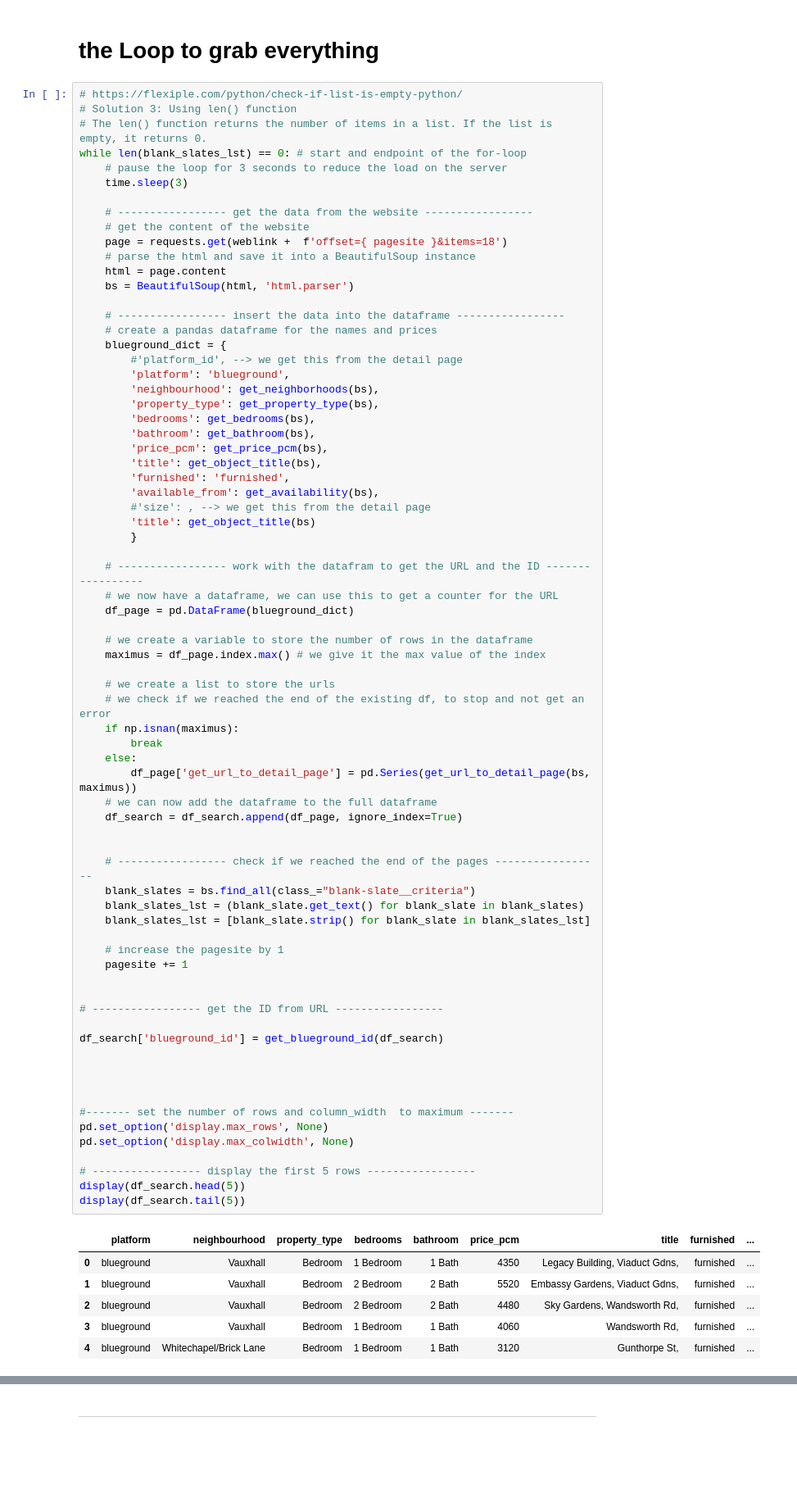
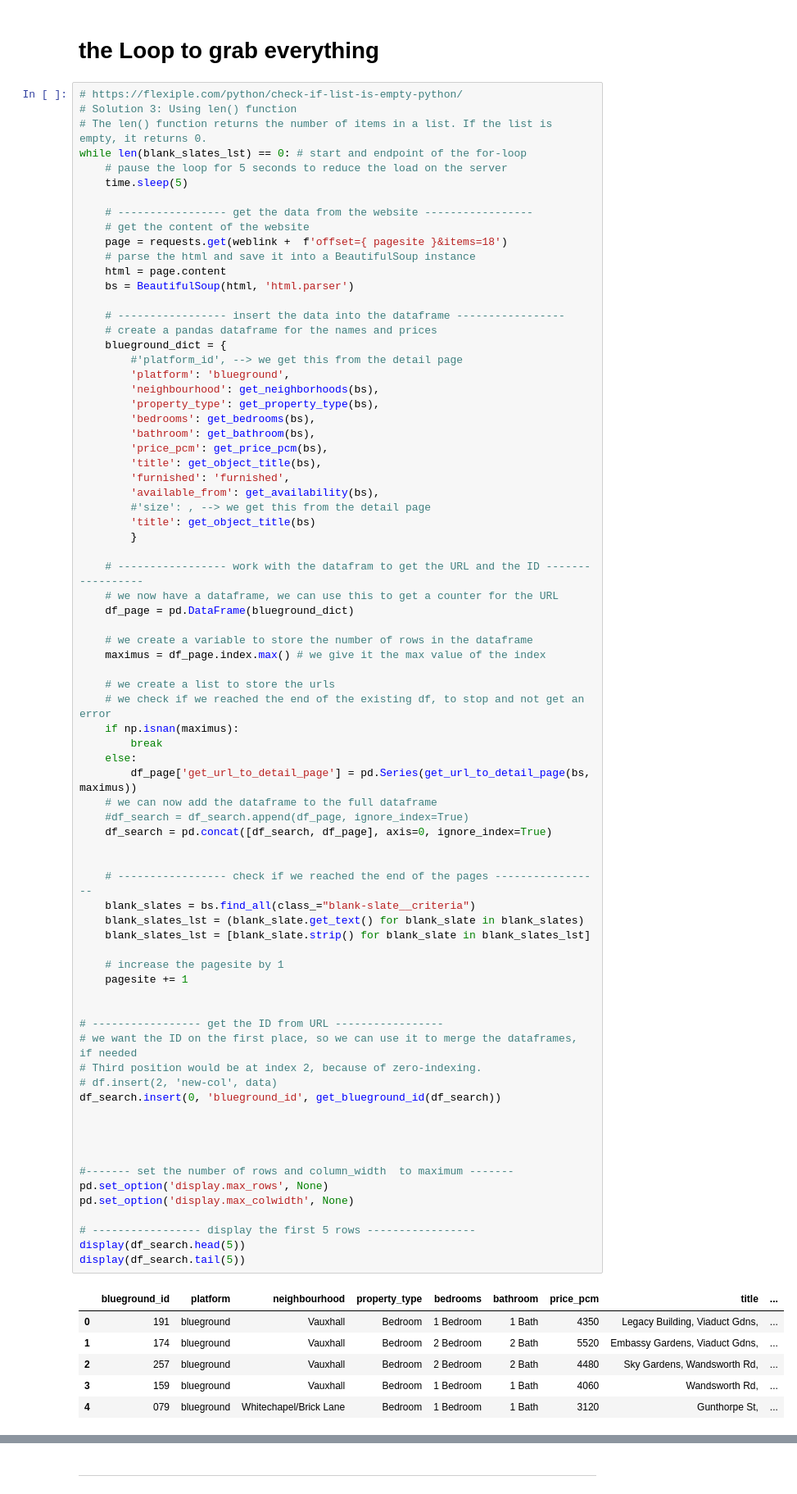
Before and after one commit to capstone-jmrs/capstone-proptech-repo, a Jupyter notebook: blueground_clean_markus.ipynb, the cells around one changed output, grey strips where cells are left out. Shown at 82% size. Cells and saved outputs as stored; diff of their text form; blank space fills up the shorter version.

```diff
--- a/blueground_clean_markus.ipynb
+++ b/blueground_clean_markus.ipynb
@@ -258,8 +258,8 @@ def get_url_to_detail_page(bs, maximus):
 # Solution 3: Using len() function
 # The len() function returns the number of items in a list. If the list is empty, it returns 0.
 while len(blank_slates_lst) == 0: # start and endpoint of the for-loop
-    # pause the loop for 3 seconds to reduce the load on the server
-    time.sleep(3)
+    # pause the loop for 5 seconds to reduce the load on the server
+    time.sleep(5)
 
     # ----------------- get the data from the website -----------------
     # get the content of the website
@@ -296,39 +296,42 @@ while len(blank_slates_lst) == 0: # start and endpoint of the for-loop
     # we check if we reached the end of the existing df, to stop and not get an error
     if np.isnan(maximus):
         break
     else:
         df_page['get_url_to_detail_page'] = pd.Series(get_url_to_detail_page(bs, maximus))
     # we can now add the dataframe to the full dataframe
-    df_search = df_search.append(df_page, ignore_index=True)
+    #df_search = df_search.append(df_page, ignore_index=True)
+    df_search = pd.concat([df_search, df_page], axis=0, ignore_index=True)
 
 
     # ----------------- check if we reached the end of the pages -----------------
     blank_slates = bs.find_all(class_="blank-slate__criteria")
     blank_slates_lst = (blank_slate.get_text() for blank_slate in blank_slates)
     blank_slates_lst = [blank_slate.strip() for blank_slate in blank_slates_lst]
 
     # increase the pagesite by 1
     pagesite += 1
 
 
 # ----------------- get the ID from URL -----------------
-
-df_search['blueground_id'] = get_blueground_id(df_search)
+# we want the ID on the first place, so we can use it to merge the dataframes, if needed
+# Third position would be at index 2, because of zero-indexing.
+# df.insert(2, 'new-col', data)
+df_search.insert(0, 'blueground_id', get_blueground_id(df_search))
 
 
 
 
 #------- set the number of rows and column_width  to maximum -------
 pd.set_option('display.max_rows', None)
 pd.set_option('display.max_colwidth', None)
 
 # ----------------- display the first 5 rows -----------------
 display(df_search.head(5))
 display(df_search.tail(5))
 # %% [output]
-|  | platform | neighbourhood | property_type | bedrooms | bathroom | price_pcm | title | furnished | ... |
-| 0 | blueground | Vauxhall | Bedroom | 1 Bedroom | 1 Bath | 4350 | Legacy Building, Viaduct Gdns, | furnished | ... |
-| 1 | blueground | Vauxhall | Bedroom | 2 Bedroom | 2 Bath | 5520 | Embassy Gardens, Viaduct Gdns, | furnished | ... |
-| 2 | blueground | Vauxhall | Bedroom | 2 Bedroom | 2 Bath | 4480 | Sky Gardens, Wandsworth Rd, | furnished | ... |
-| 3 | blueground | Vauxhall | Bedroom | 1 Bedroom | 1 Bath | 4060 | Wandsworth Rd, | furnished | ... |
-| 4 | blueground | Whitechapel/Brick Lane | Bedroom | 1 Bedroom | 1 Bath | 3120 | Gunthorpe St, | furnished | ... |
+|  | blueground_id | platform | neighbourhood | property_type | bedrooms | bathroom | price_pcm | title | ... |
+| 0 | 191 | blueground | Vauxhall | Bedroom | 1 Bedroom | 1 Bath | 4350 | Legacy Building, Viaduct Gdns, | ... |
+| 1 | 174 | blueground | Vauxhall | Bedroom | 2 Bedroom | 2 Bath | 5520 | Embassy Gardens, Viaduct Gdns, | ... |
+| 2 | 257 | blueground | Vauxhall | Bedroom | 2 Bedroom | 2 Bath | 4480 | Sky Gardens, Wandsworth Rd, | ... |
+| 3 | 159 | blueground | Vauxhall | Bedroom | 1 Bedroom | 1 Bath | 4060 | Wandsworth Rd, | ... |
+| 4 | 079 | blueground | Whitechapel/Brick Lane | Bedroom | 1 Bedroom | 1 Bath | 3120 | Gunthorpe St, | ... |
```
Also changed, not shown: parts of 8 cells of this notebook, 1 other file.
